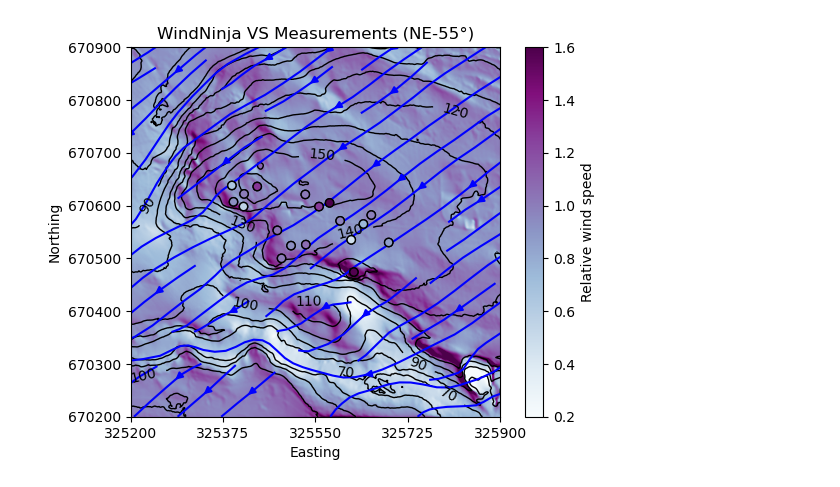
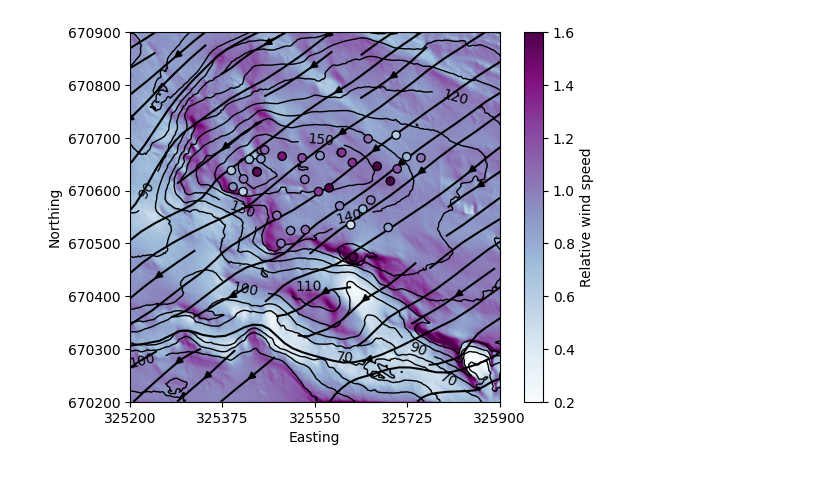
Before and after one commit to herapathr-ux/WindFlow, a Jupyter notebook: WindNinja_windward-leeward_comparison (1).ipynb, the cells around one changed output. Drawn from its saved outputs; the diff is of its cells as text; code cells hidden in the pictures.

```diff
--- a/WindNinja_windward-leeward_comparison (1).ipynb
+++ b/WindNinja_windward-leeward_comparison (1).ipynb
@@ -133,67 +262,62 @@ plt.ylabel('Northing')
 
 # WindNinja flow lines
 vel_2 = np.loadtxt('Blackford_2M_DTM_PHASE5_55_1_2m_vel.asc',skiprows=6)[:ny,:nx]
 ang_2 = np.loadtxt('Blackford_2M_DTM_PHASE5_55_1_2m_ang.asc',skiprows=6)[:ny,:nx]
 vel_2 = vel_2[::-1,:]
 ang_2 = ang_2[::-1,:]
 u_2 = - vel_2*np.sin(np.radians(ang_2))
 v_2 = - vel_2*np.cos(np.radians(ang_2))
 summit = np.array((325437,670639))
 points = (x,y)
 vel_2 = vel_2/interpn(points,vel_2,summit)
-plt.streamplot(x,y,u_2,v_2,color='b')
+plt.streamplot(x,y,u_2,v_2,color='k')
 plt.imshow(vel_2,extent=(x.min(),x.max(),y.min(),y.max()),origin='lower',vmin=0.2,vmax=1.6, cmap='BuPu')
 plt.colorbar(label = 'Relative wind speed')
 
 
 # measurements
-df = pd.read_csv('BlackfordWindDataFullDay2.csv')
+df2 = pd.read_csv('BlackfordWindDataFullDay2.csv')
 
 # wind speeds from anemometer counts with June 1999 calibration
 mcount = [2.6115, 2.4474, 2.5303]
 mcount_uncertainty = [0.39, 0, 0.50]  # Uncertainties for anemometer 986 and 1280
-df['a_speed1'] = df['ANEMOMETER 986 #TURNS'] * mcount[0] / 60
-#df['a_speed2'] = df['ANEMOMETER 1280 #TURNS'] * mcount[2] / 60
+df2['a_speed1'] = df2['ANEMOMETER 986 #TURNS'] * mcount[0] / 60
+df2['a_speed2'] = df2['ANEMOMETER 1280 #TURNS'] * mcount[2] / 60
 # Propagate uncertainty (relative uncertainty from calibration constants)
-df['a_speed1_unc'] = df['a_speed1'] * (mcount_uncertainty[0] / mcount[0])
-#df['a_speed2_unc'] = df['a_speed2'] * (mcount_uncertainty[2] / mcount[2])
+df2['a_speed1_unc'] = df2['a_speed1'] * (mcount_uncertainty[0] / mcount[0])
+df2['a_speed2_unc'] = df2['a_speed2'] * (mcount_uncertainty[2] / mcount[2])
 
 # anemometer wind speeds relative to summit Kestrel
-df['a_speed1'] = df['a_speed1'] / df['KESTREL WINDSPEED']
-#df['a_speed2'] = df['a_speed2'] / df['KESTREL WINDSPEED']
-df['a_speed1_unc'] /= df['KESTREL WINDSPEED']
-#df['a_speed2_unc'] /= df['KESTREL WINDSPEED']
+df2['a_speed1'] = df2['a_speed1'] / df2['KESTREL WINDSPEED']
+df2['a_speed2'] = df2['a_speed2'] / df2['KESTREL WINDSPEED']
+df2['a_speed1_unc'] /= df2['KESTREL WINDSPEED']
+df2['a_speed2_unc'] /= df2['KESTREL WINDSPEED']
 
 # anemometer locations coloured by relative wind speed
-xa_2 = df['ANEMOMETER 986 LAT'] + 300000
-ya_2 = df['ANEMOMETER 986 LON'] + 600000
-Ua_2 = df['a_speed1']
-Ua_unc_2 = df['a_speed1_unc']  # Uncertainties
-plt.scatter(xa_2,ya_2,c=Ua_2,edgecolors='k',vmin=0.2,vmax=1.6,zorder=3, cmap='BuPu')
-plt.title("WindNinja VS Measurements (NE-55°)")
+xa2 = df2['ANEMOMETER 986 LAT'] + 300000
+ya2 = df2['ANEMOMETER 986 LON'] + 600000
+Ua2 = df2['a_speed1']
+Ua2_unc = df2['a_speed1_unc']  # Uncertainties
+plt.scatter(xa2,ya2,c=Ua2,edgecolors='k',vmin=0.2,vmax=1.6,zorder=3, cmap='BuPu')
 
-# anemometer locations coloured by relative wind speed
-xa_22 = df['ANEMOMETER 986 LAT'] + 300000
-ya_22 = df['ANEMOMETER 986 LON'] + 600000
-Ua_22 = df['a_speed1']
-Ua_unc_22 = df['a_speed1_unc']  # Uncertainties
-plt.scatter(xa_22,ya_22,c=Ua_22,edgecolors='k',vmin=0.2,vmax=1.6,zorder=3, cmap='BuPu')
+xb2 = df2['ANEMOMETER 1280 LAT'] + 300000
+yb2 = df2['ANEMOMETER 1280 LON'] + 600000
+Ub2 = df2['a_speed2']
+Ub2_unc = df2['a_speed2_unc']  # Uncertainties
+plt.scatter(xb2,yb2,c=Ub2,edgecolors='k',vmin=0.2,vmax=1.6,zorder=3, cmap='BuPu')
 
 # model wind speed at valid measurement points
-xa_2 = xa_2[~np.isnan(xa_2)]
-ya_2 = ya_2[~np.isnan(ya_2)]
-Ua_2 = Ua_2[~np.isnan(Ua_2)]
-Ua_unc_2 = Ua_unc_2[~np.isnan(Ua_unc_2)]
-Um_2 = interpn(points,vel_2,(xa_2,ya_2))
+xa2 = xa2[~np.isnan(xa2)]
+ya2 = ya2[~np.isnan(ya2)]
+Ua2 = Ua2[~np.isnan(Ua2)]
+Ua2_unc = Ua2_unc[~np.isnan(Ua2_unc)]
+Um2 = interpn(points,vel,(xa2,ya2))
 
-# model wind speed at valid measurement points
-xa_22 = xa_22[~np.isnan(xa_22)]
-ya_22 = ya_22[~np.isnan(ya_22)]
-Ua_22 = Ua_22[~np.isnan(Ua_22)]
-Ua_unc_22 = Ua_unc_2[~np.isnan(Ua_unc_22)]
-Um_22 = interpn(points,vel_2,(xa_22,ya_22))
-
-plt.savefig('day2map.png')
+xb2 = xb2[~np.isnan(xb2)]
+yb2 = yb2[~np.isnan(yb2)]
+Ub2 = Ub2[~np.isnan(Ub2)]
+Ub2_unc = Ub2_unc[~np.isnan(Ub2_unc)]
+Umb2 = interpn(points,vel,(xb2,yb2))
 # %% [output]
-[figure, old version]
+[figure, new version]
 # %%
```
Also changed, not shown: parts of 16 cells of this notebook, 4 other files.
